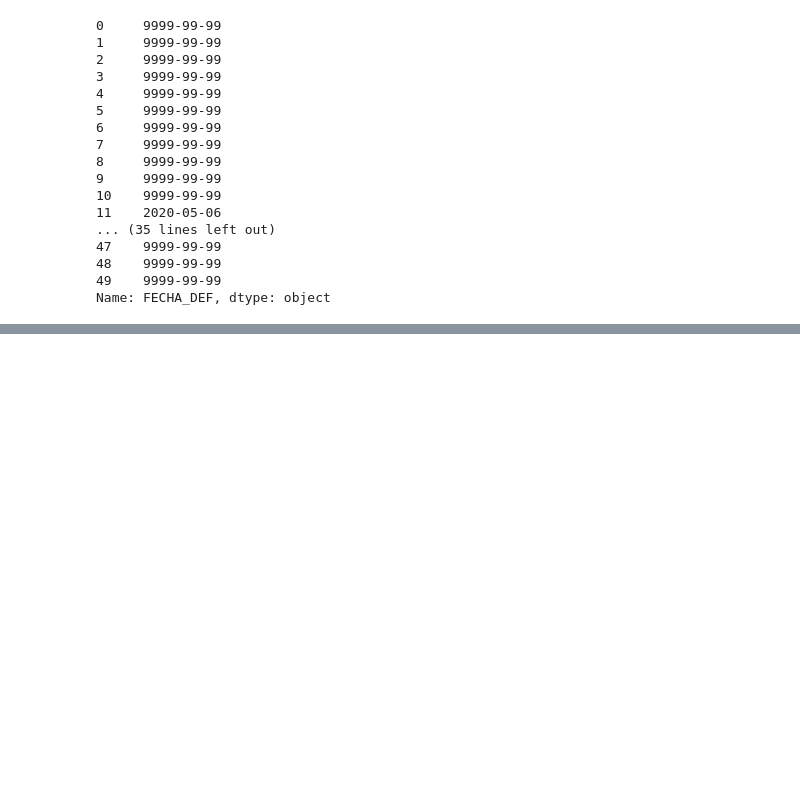
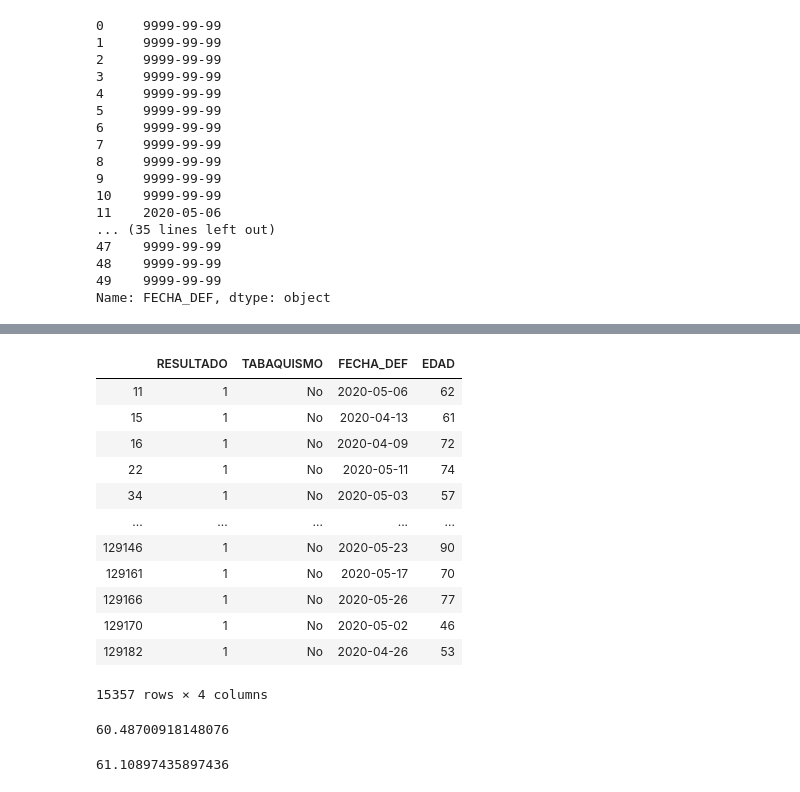
Before and after one commit to artthuro6/Covid-19, a Jupyter notebook: Modelo 1 - Covid.ipynb, the cells around one changed output, grey strips where cells are left out. Drawn from its saved outputs; the diff is of its cells as text; code cells hidden in the pictures; blank space fills up the shorter version.

```diff
--- a/Modelo 1 - Covid.ipynb
+++ b/Modelo 1 - Covid.ipynb
@@ -119,0 +142,20 @@ Name: FECHA_DEF, dtype: object
+# %%
+data_new
+# %% [output]
+|  | RESULTADO | TABAQUISMO | FECHA_DEF | EDAD |
+| 11 | 1 | No | 2020-05-06 | 62 |
+| 15 | 1 | No | 2020-04-13 | 61 |
+| 16 | 1 | No | 2020-04-09 | 72 |
+| 22 | 1 | No | 2020-05-11 | 74 |
+| 34 | 1 | No | 2020-05-03 | 57 |
+| ... | ... | ... | ... | ... |
+| 129146 | 1 | No | 2020-05-23 | 90 |
+| 129161 | 1 | No | 2020-05-17 | 70 |
+| 129166 | 1 | No | 2020-05-26 | 77 |
+| 129170 | 1 | No | 2020-05-02 | 46 |
+| 129182 | 1 | No | 2020-04-26 | 53 |
+15357 rows × 4 columns
+# %%
+data_new["EDAD"].mean()
+# %% [output]
+60.48700918148076
@@ -119,0 +167,4 @@ Name: FECHA_DEF, dtype: object
+# %%
+data_new["EDAD"].mean()
+# %% [output]
+61.10897435897436
```
Also changed, not shown: parts of 7 cells of this notebook.
